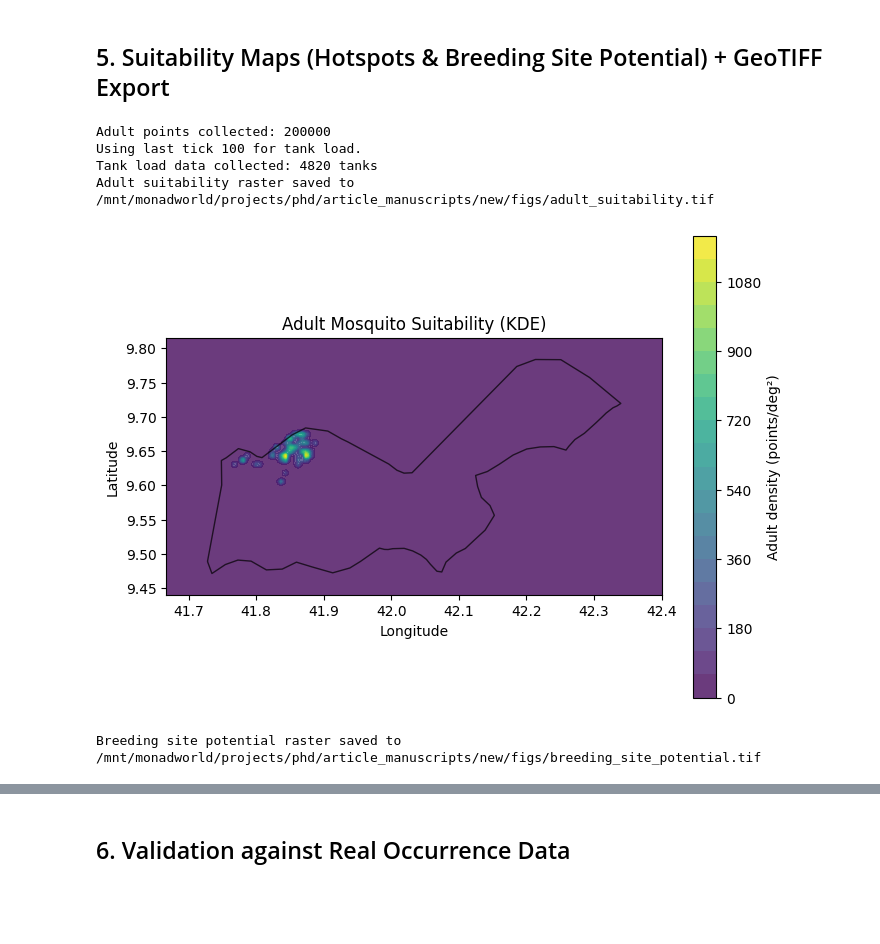
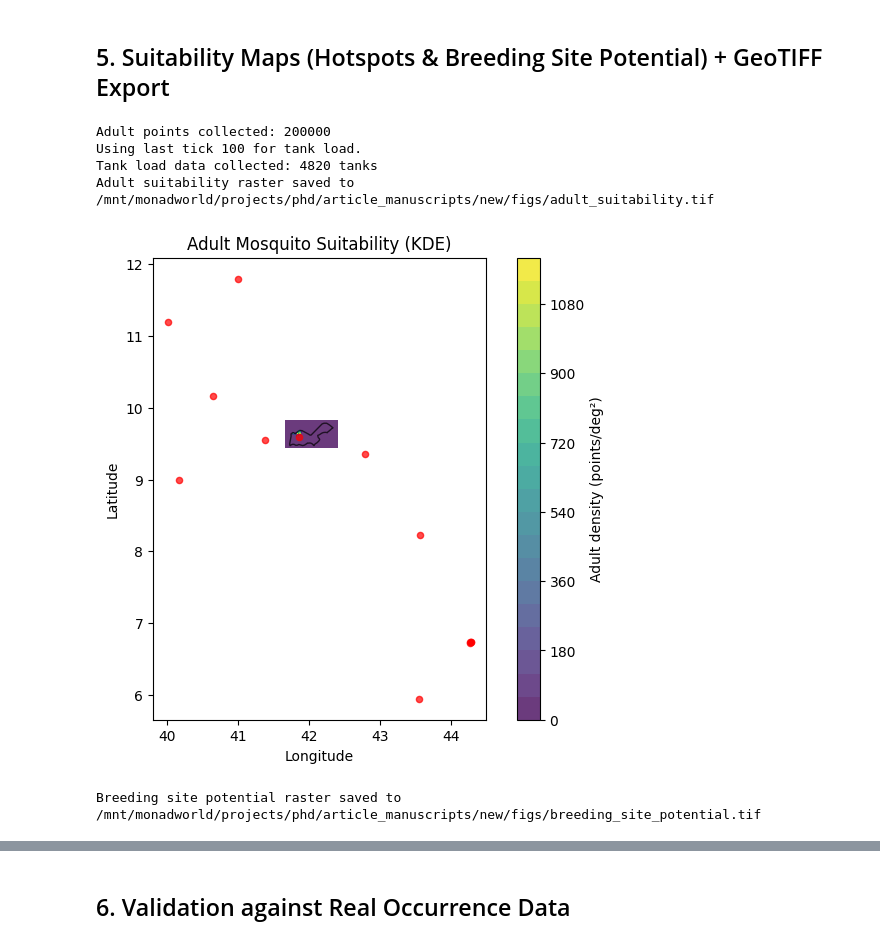
Before and after one commit to Vansnoden/monadvsim, a Jupyter notebook: analyze_sim_data.ipynb, the cells around one changed output, grey strips where cells are left out. Cells and saved outputs as stored; diff of their text form; code cells hidden in the pictures; blank space fills up the shorter version.

```diff
--- a/analyze_sim_data.ipynb
+++ b/analyze_sim_data.ipynb
@@ -32,7 +32,7 @@ INPUT_FILE = "/home/void/Documents/codes/monadvsim/results/merged_snapshots_2026
 STUDY_AREA_FILE = "/home/void/Documents/codes/monadvsim/prepared_data/dire_dawa/dire_dawa.shp"
 OUTPUT_DIR = "/mnt/monadworld/projects/phd/article_manuscripts/new/figs/"
 # --- Occurrence data (GBIF / iNaturalist) ---
-OCCURRENCE_FILE = None   # Set to a CSV or GeoJSON path, e.g., "occurrences.csv"
+OCCURRENCE_FILE = "/mnt/monadworld/projects/phd/article_manuscripts/a_cdm_for_vector_of_vbds/data/datasets/gbif/anopheles_stephensi_ethiopia/0014832-260409193756587.csv"   # Set to a CSV or GeoJSON path, e.g., "occurrences.csv"
 # If CSV, must contain columns 'longitude', 'latitude' (and optionally 'species')
 # -------------------------
 TICKS_PER_DAY = 96
@@ -72,7 +72,7 @@ if OCCURRENCE_FILE and os.path.exists(OCCURRENCE_FILE):
     if OCCURRENCE_FILE.endswith('.shp') or OCCURRENCE_FILE.endswith('.geojson'):
         occurrences = gpd.read_file(OCCURRENCE_FILE).to_crs("EPSG:4326")
     else:
-        occ_df = pd.read_csv(OCCURRENCE_FILE)
+        occ_df = pd.read_csv(OCCURRENCE_FILE, delimiter="\t")
         if 'longitude' in occ_df.columns and 'latitude' in occ_df.columns:
             occurrences = gpd.GeoDataFrame(occ_df, geometry=gpd.points_from_xy(occ_df.longitude, occ_df.latitude), crs="EPSG:4326")
         else:
@@ -499,7 +499,8 @@ if adult_kde[0] is not None:
     if study_area is not None:
         study_area.boundary.plot(ax=plt.gca(), color='black', linewidth=1, alpha=0.7)
     if occurrences is not None:
-        occurrences.geometry.boundary.plot(ax=plt.gca(), color='red', marker='o', markersize=20, alpha=0.7, label='Occurrences')
+        # occurrences.geometry.boundary.plot(ax=plt.gca(), color='red', marker='o', markersize=20, alpha=0.7, label='Occurrences')
+        occurrences.plot(ax=plt.gca(), color='red', marker='o', markersize=20, alpha=0.7, label='Occurrences')
     plt.colorbar(label='Adult density (points/deg²)')
     plt.title('Adult Mosquito Suitability (KDE)')
     plt.xlabel('Longitude'); plt.ylabel('Latitude')
@@ -534,33 +535,34 @@ if not tanks_load_df.empty and EXPORT_RASTERS:
 
     load_raster = np.zeros((grid_res, grid_res), dtype=np.float32)
     for r, c, load in zip(row_idx, col_idx, tanks_load_df['Load']):
         if 0 <= r < grid_res and 0 <= c < grid_res:
             load_raster[r, c] += load
 
     transform = from_origin(xmin, ymax, (xmax - xmin) / grid_res, (ymax - ymin) / grid_res)
     tank_tif = os.path.join(OUTPUT_DIR, 'breeding_site_potential.tif')
     with rasterio.open(tank_tif, 'w', driver='GTiff', height=grid_res, width=grid_res,
                        count=1, dtype=load_raster.dtype, crs='EPSG:4326', transform=transform) as dst:
         dst.write(load_raster, 1)
     print(f"Breeding site potential raster saved to {tank_tif}")
 
     plt.figure(figsize=(8,6))
     im = plt.imshow(load_raster, extent=[xmin, xmax, ymin, ymax], origin='lower', cmap='plasma', alpha=0.8)
     if study_area is not None:
         study_area.boundary.plot(ax=plt.gca(), color='black', linewidth=1, alpha=0.7)
     if occurrences is not None:
-        occurrences.geometry.boundary.plot(ax=plt.gca(), color='red', marker='o', markersize=20, alpha=0.7, label='Occurrences')
+        # occurrences.geometry.boundary.plot(ax=plt.gca(), color='red', marker='o', markersize=20, alpha=0.7, label='Occurrences')
+        occurrences.plot(ax=plt.gca(), color='red', marker='o', markersize=20, alpha=0.7, label='Occurrences')
     plt.colorbar(im, label='Total eggs + larvae per grid cell')
     plt.title('Breeding Site Potential (Tank Load Rasterized)')
     plt.xlabel('Longitude'); plt.ylabel('Latitude')
     plt.savefig(f'{OUTPUT_DIR}/breeding_site_potential.png', dpi=300, bbox_inches='tight')
     plt.show()
 else:
     print("No tank load data – cannot export breeding site raster.")
 # %% [output]
 Adult points collected: 200000
 Using last tick 100 for tank load.
 Tank load data collected: 4820 tanks
 Adult suitability raster saved to /mnt/monadworld/projects/phd/article_manuscripts/new/figs/adult_suitability.tif
-[figure, old version]
+[figure, new version]
 Breeding site potential raster saved to /mnt/monadworld/projects/phd/article_manuscripts/new/figs/breeding_site_potential.tif
```
Also changed, not shown: parts of 6 cells of this notebook, 7 other files.
